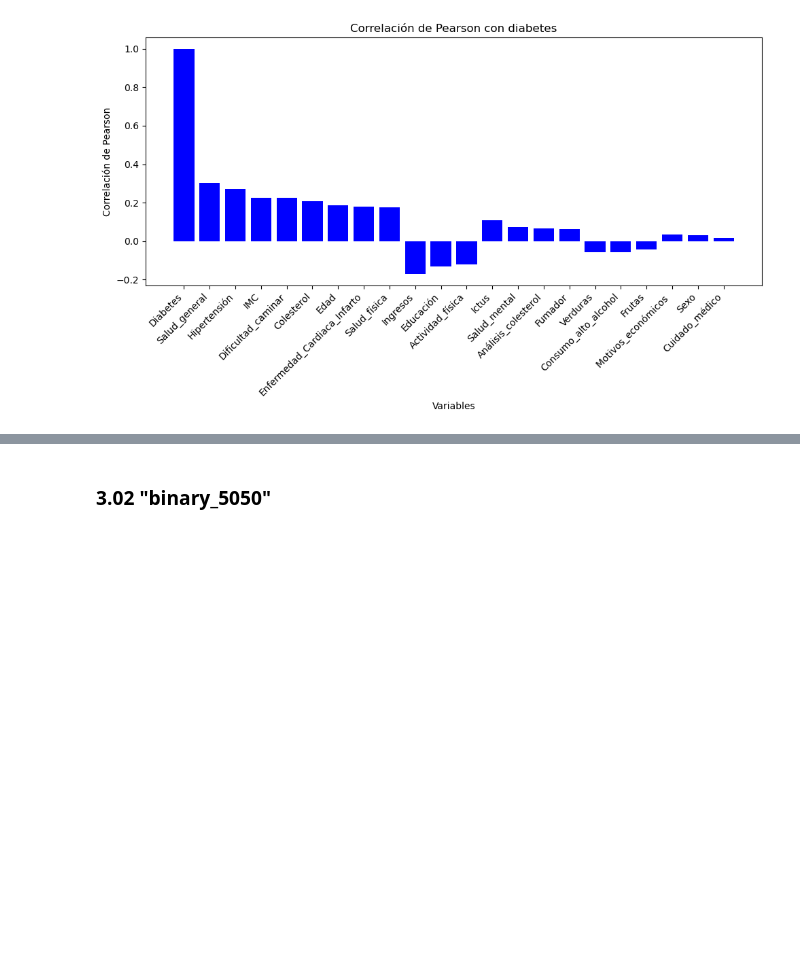
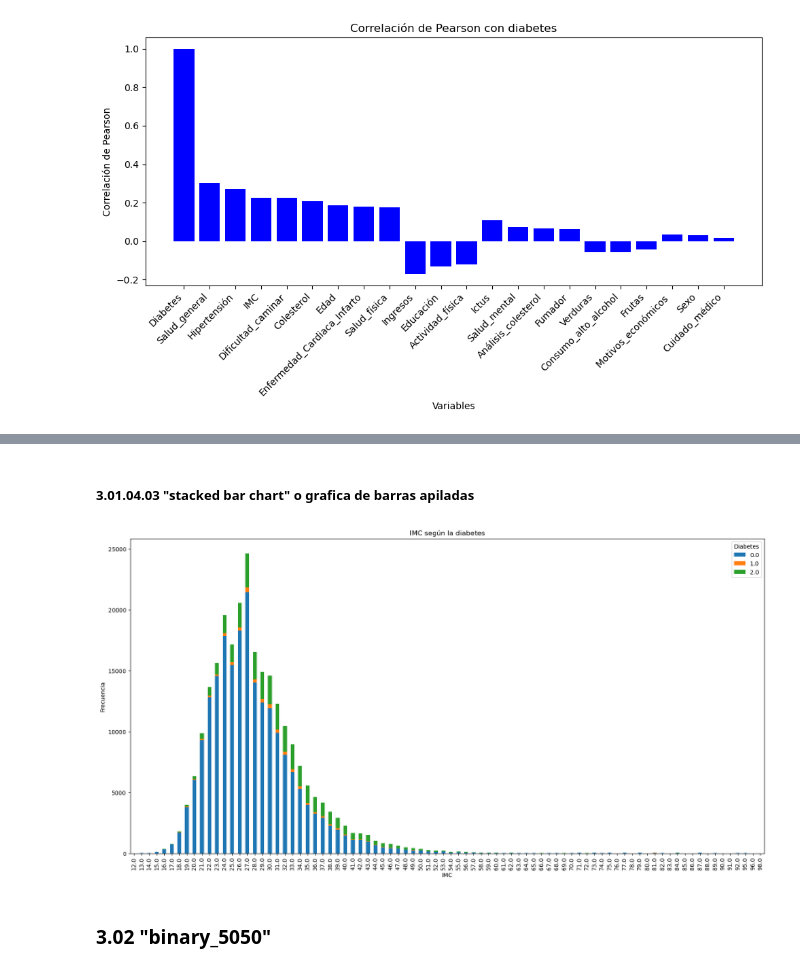
Before and after one commit to alexia-gm/Diabetes, a Jupyter notebook: prediccion_diabetes_doc.ipynb, the cells around one changed output, grey strips where cells are left out. Saved outputs shown, nothing was run; the diff lists cells and outputs as text; code cells hidden in the pictures; blank space fills up the shorter version.

```diff
--- a/prediccion_diabetes_doc.ipynb
+++ b/prediccion_diabetes_doc.ipynb
@@ -617,3 +611,16 @@ En resumen, se puede observar que las personas con hipertensión tienden a tener
+# %% [markdown]
+##### 3.01.04.03 "stacked bar chart" o grafica de barras apiladas
+# %%
+imc_diabetes = diabetes_012.groupby(['IMC', 'Diabetes']).size().unstack()
+imc_diabetes.plot(kind = 'bar', stacked = True, figsize = (20, 10))
+
+plt.xlabel('IMC')
+plt.ylabel('Frecuencia')
+plt.title('IMC según la diabetes')
+plt.xticks(rotation = 90)
+plt.show()
+# %% [output]
+[figure, added]
 # %% [markdown]
 ### 3.02 "binary_5050"
 # %% [markdown]
```
Also changed, not shown: parts of 12 cells of this notebook.
